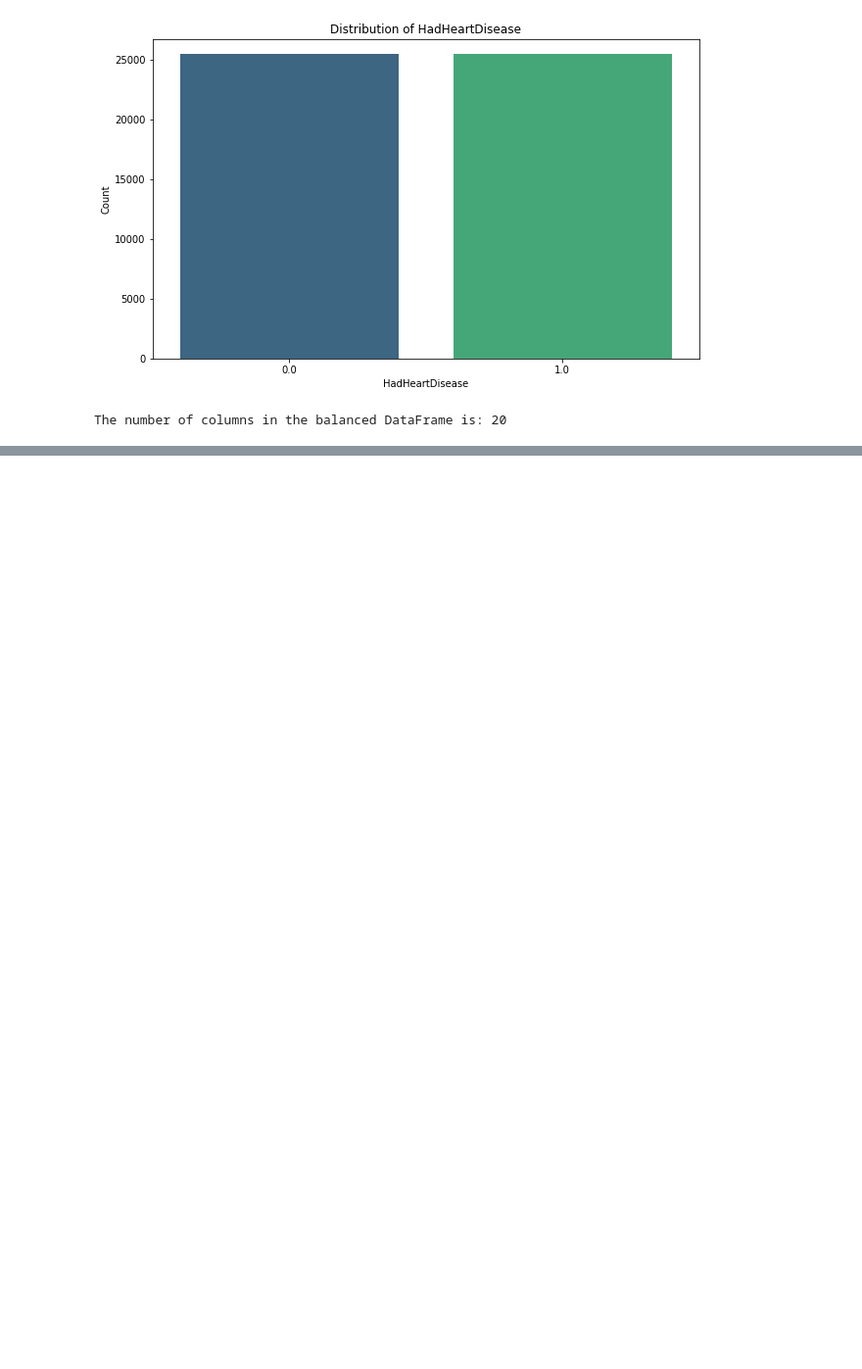
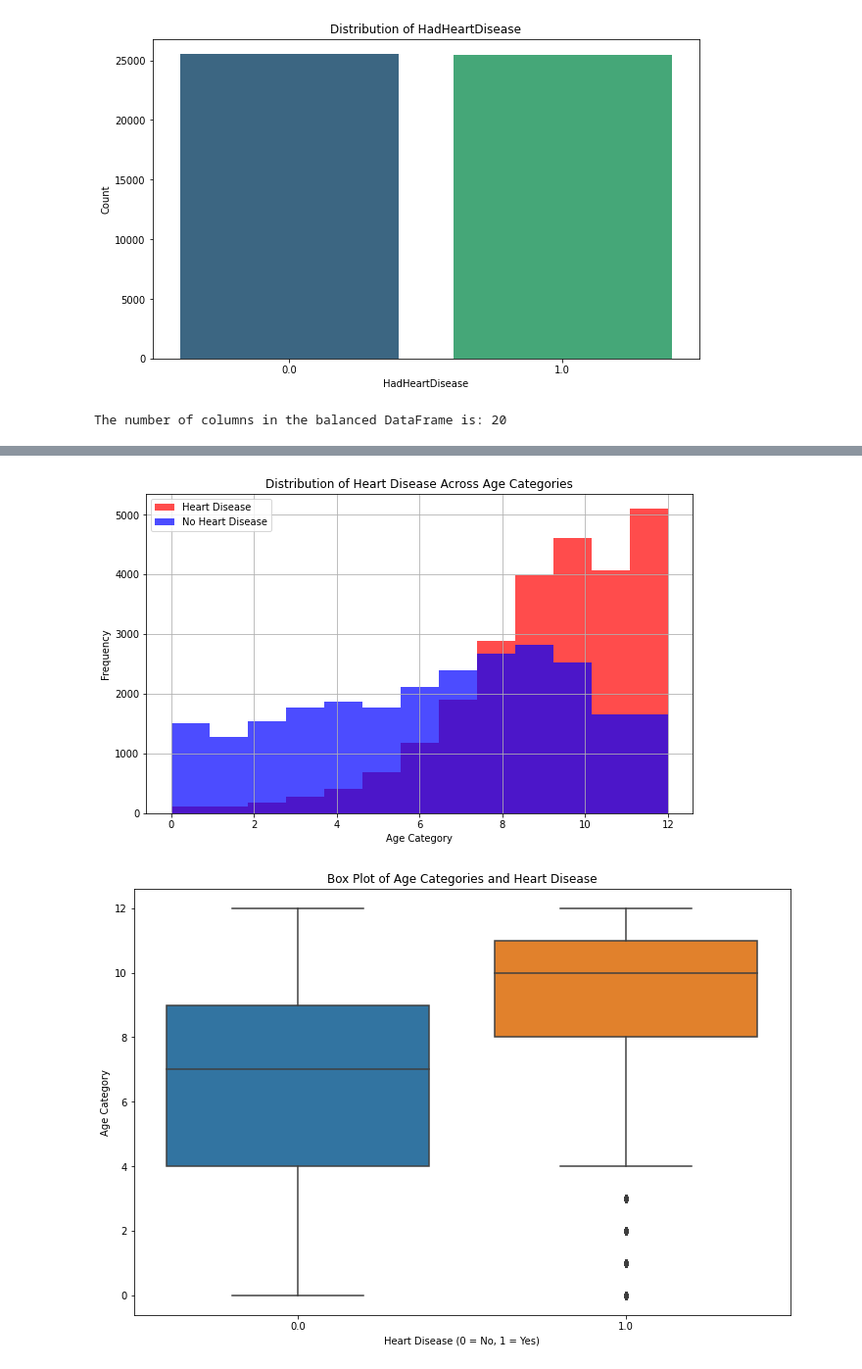
Before and after one commit to xxbeng/722-iteration-4, a Jupyter notebook: 2.4 data quality to 3.3 data cleaning.ipynb, the cells around one changed output, grey strips where cells are left out. Shown at 98% size. Drawn from its saved outputs; the diff is of its cells as text; code cells hidden in the pictures; blank space fills up the shorter version.

```diff
--- a/2.4 data quality to 3.3 data cleaning.ipynb
+++ b/2.4 data quality to 3.3 data cleaning.ipynb
@@ -1155,0 +1435,28 @@ AUC of Naive Bayes: 0.4241
+# %%
+import matplotlib.pyplot as plt
+import seaborn as sns
+import pandas as pd
+pattern_01 = balanced_df
+
+pattern_01_pd = pattern_01.toPandas()
+# Create a histogram for heart disease occurrences in different age categories
+plt.figure(figsize=(10, 6))
+pattern_01_pd[pattern_01_pd['HadHeartDisease'] == 1]['AgeCategory'].hist(bins=13, alpha=0.7, color='red', label='Heart Disease')
+pattern_01_pd[pattern_01_pd['HadHeartDisease'] == 0]['AgeCategory'].hist(bins=13, alpha=0.7, color='blue', label='No Heart Disease')
+
+plt.xlabel('Age Category')
+plt.ylabel('Frequency')
+plt.title('Distribution of Heart Disease Across Age Categories')
+plt.legend()
+plt.show()
+
+plt.figure(figsize=(12, 8))
+sns.boxplot(x='HadHeartDisease', y='AgeCategory', data=pattern_01_pd)
+
+plt.xlabel('Heart Disease (0 = No, 1 = Yes)')
+plt.ylabel('Age Category')
+plt.title('Box Plot of Age Categories and Heart Disease')
+plt.show()
+# %% [output]
+[figure, added]
+[figure, added]
```
Also changed, not shown: parts of 27 cells of this notebook.
